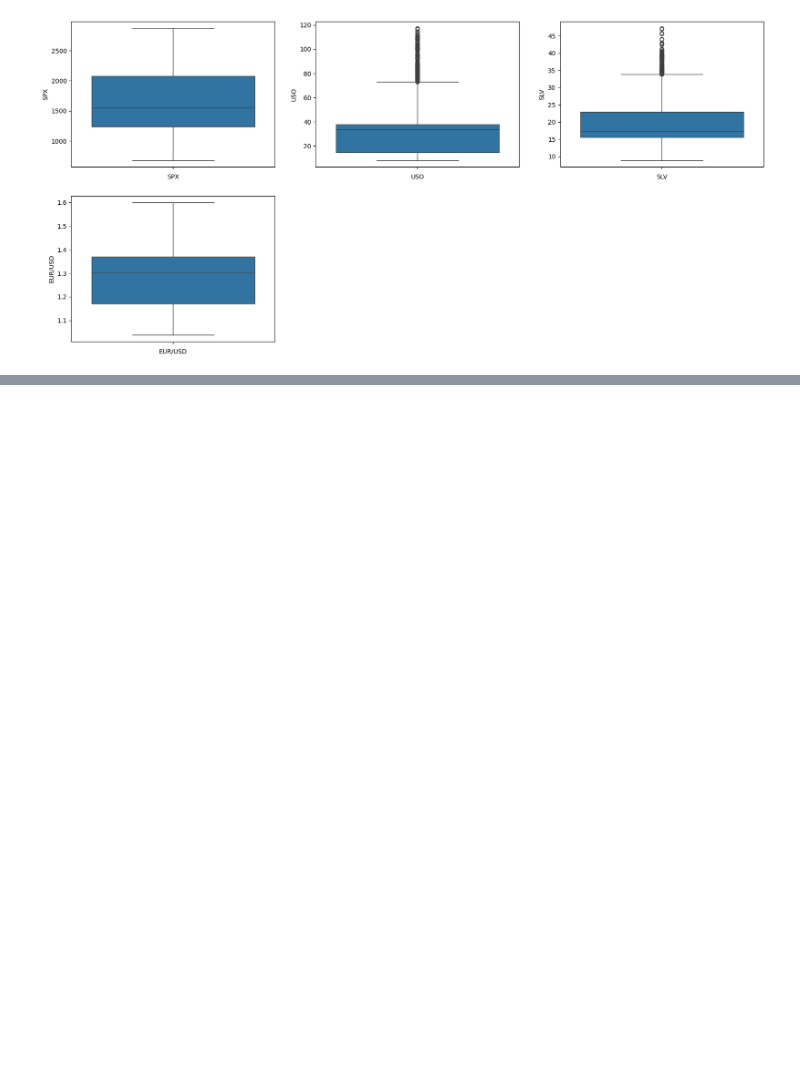
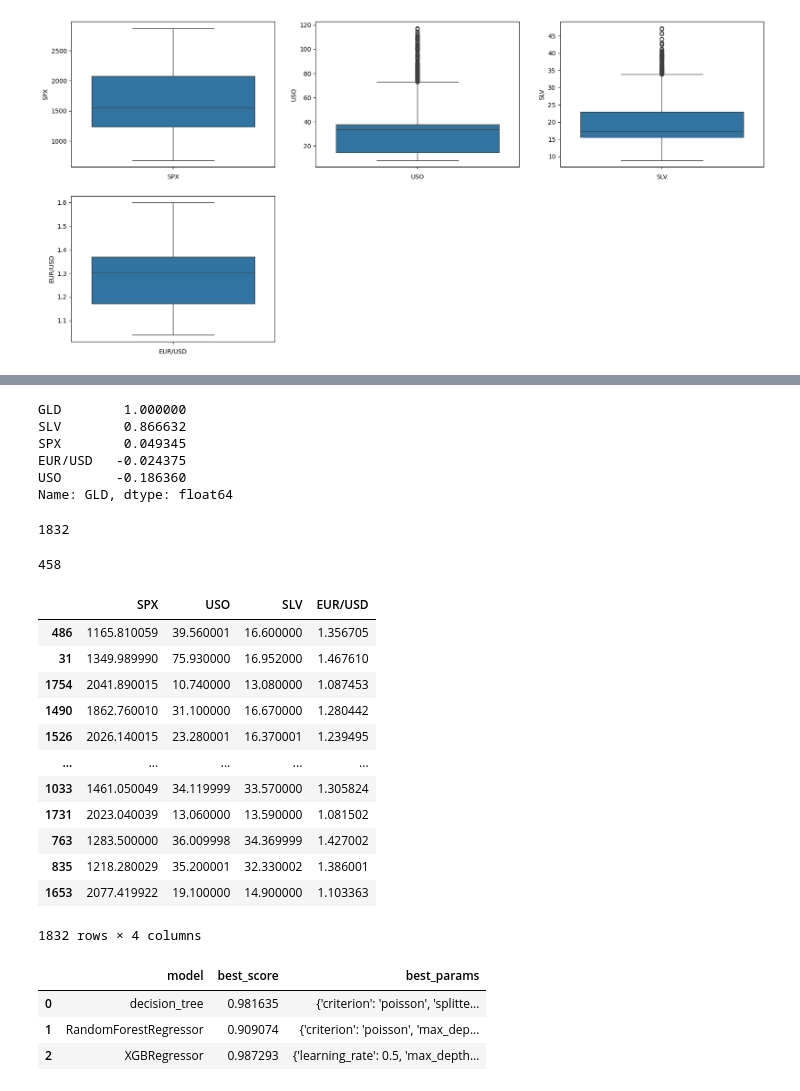
Before and after one commit to IgluMFU/Gold-Price-Prediction, a Jupyter notebook: GoldPrice.ipynb, the cells around one changed output, grey strips where cells are left out. Drawn from its saved outputs; the diff is of its cells as text; code cells hidden in the pictures; blank space fills up the shorter version.

```diff
--- a/GoldPrice.ipynb
+++ b/GoldPrice.ipynb
@@ -176,0 +180,38 @@ ValueError: could not convert string to float: '1/2/2008'
+# %%
+print (cor_mat['GLD'].sort_values(ascending=False), '\n')
+# %% [output]
+GLD        1.000000
+SLV        0.866632
+SPX        0.049345
+EUR/USD   -0.024375
+USO       -0.186360
+Name: GLD, dtype: float64
+# %%
+X= df2.drop(['GLD'], axis=1)
+y=df2['GLD']
+from sklearn.model_selection import train_test_split
+X_train, X_test, y_train, y_test = train_test_split(X,y,test_size=0.2, random_state=0)
+# %%
+len(X_train)
+# %% [output]
+1832
+# %%
+len(X_test)
+# %% [output]
+458
+# %%
+X_train
+# %% [output]
+|  | SPX | USO | SLV | EUR/USD |
+| 486 | 1165.810059 | 39.560001 | 16.600000 | 1.356705 |
+| 31 | 1349.989990 | 75.930000 | 16.952000 | 1.467610 |
+| 1754 | 2041.890015 | 10.740000 | 13.080000 | 1.087453 |
+| 1490 | 1862.760010 | 31.100000 | 16.670000 | 1.280442 |
+| 1526 | 2026.140015 | 23.280001 | 16.370001 | 1.239495 |
+| ... | ... | ... | ... | ... |
+| 1033 | 1461.050049 | 34.119999 | 33.570000 | 1.305824 |
+| 1731 | 2023.040039 | 13.060000 | 13.590000 | 1.081502 |
+| 763 | 1283.500000 | 36.009998 | 34.369999 | 1.427002 |
+| 835 | 1218.280029 | 35.200001 | 32.330002 | 1.386001 |
+| 1653 | 2077.419922 | 19.100000 | 14.900000 | 1.103363 |
+1832 rows × 4 columns
@@ -176,0 +266,8 @@ ValueError: could not convert string to float: '1/2/2008'
+# %%
+pd.set_option('display.max_colwidth',100)
+find_best_model_using_gridsearchcv(X,y)
+# %% [output]
+|  | model | best_score | best_params |
+| 0 | decision_tree | 0.981635 | {'criterion': 'poisson', 'splitte... |
+| 1 | RandomForestRegressor | 0.909074 | {'criterion': 'poisson', 'max_dep... |
+| 2 | XGBRegressor | 0.987293 | {'learning_rate': 0.5, 'max_depth... |
```
Also changed, not shown: parts of 13 cells of this notebook.
